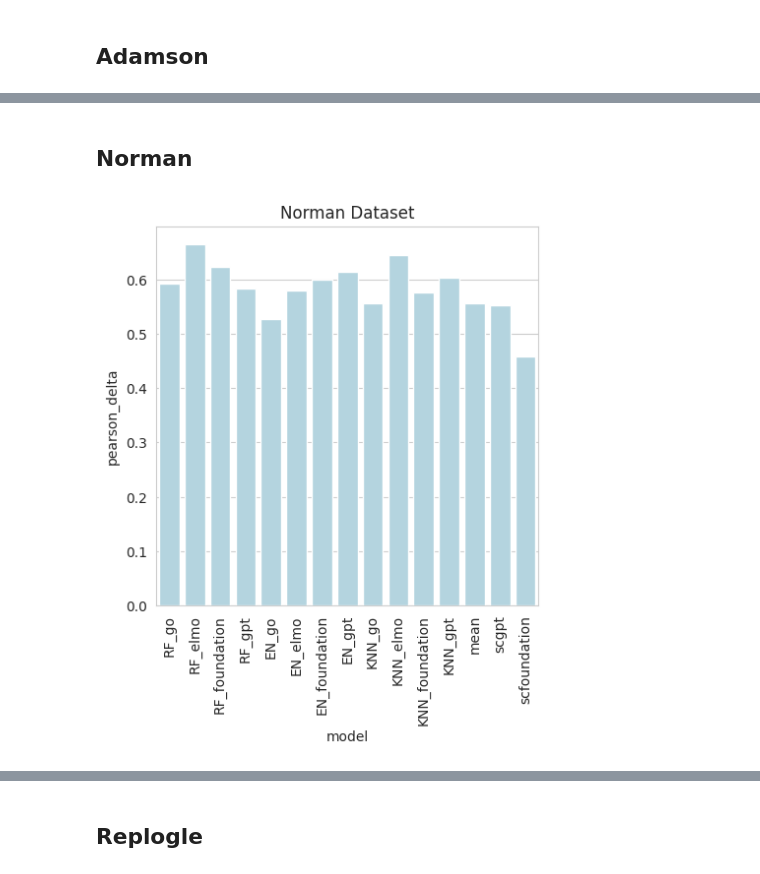
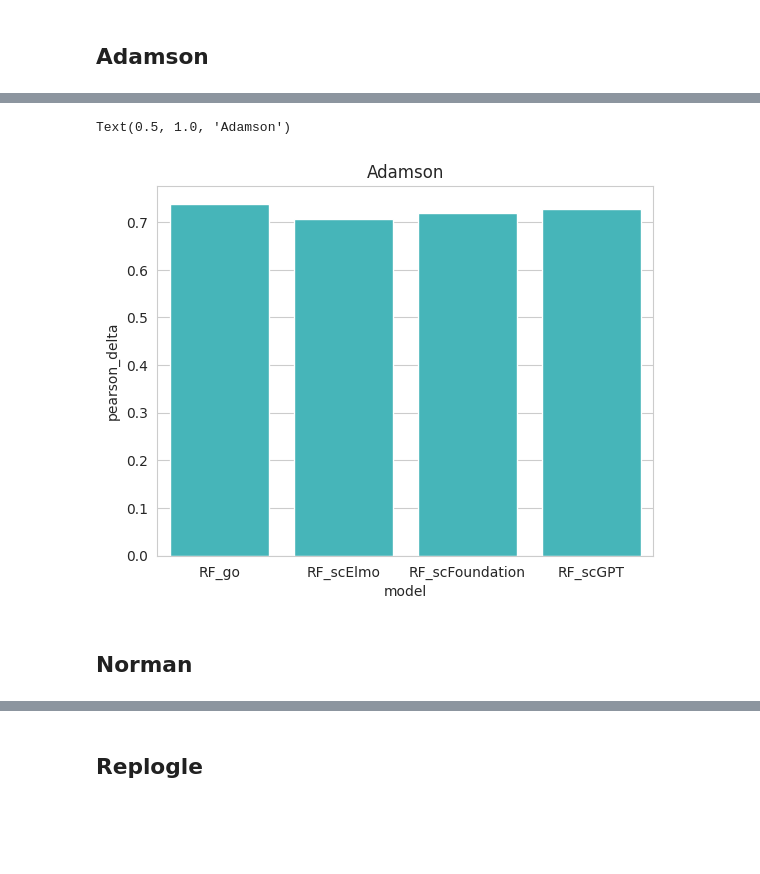
Before and after one commit to turbine-ai/PerturbSeqPredBenchmark, a Jupyter notebook: notebooks/bulk_models.ipynb, the cells around one changed output, grey strips where cells are left out. Drawn from its saved outputs; the diff is of its cells as text; code cells hidden in the pictures; blank space fills up the shorter version.

```diff
--- a/notebooks/bulk_models.ipynb
+++ b/notebooks/bulk_models.ipynb
@@ -992,16 +1009,11 @@ for tick in axs.get_xticklabels():
+# %%
+sns.barplot(x='model', y='pearson_delta', data=mysecond, order=second_models, color="#33C7CC")
+plt.title("Adamson")
+# %% [output]
+Text(0.5, 1.0, 'Adamson')
+[figure, added]
 # %% [markdown]
 ## Norman
-# %%
-norman_results = pd.DataFrame.from_dict(norman_results, orient='index').reset_index().rename(columns={"index": "model"})
-fig, axs = plt.subplots(1, 1, figsize=(5, 5))
-sns.barplot(x='model', y='pearson_delta', data=norman_results, color='lightblue', ax=axs)
-axs.set_title("Norman Dataset")
-
-# rotate x labels by 90
-for tick in axs.get_xticklabels():
-    tick.set_rotation(90)
-# %% [output]
-[figure, removed]
 # %%
 norman_results = pd.DataFrame.from_dict(norman_results, orient='index').reset_index().rename(columns={"index": "model"})
 fig, axs = plt.subplots(1, 1, figsize=(5, 5))
```
Also changed, not shown: parts of 11 cells of this notebook, 1 other file.
